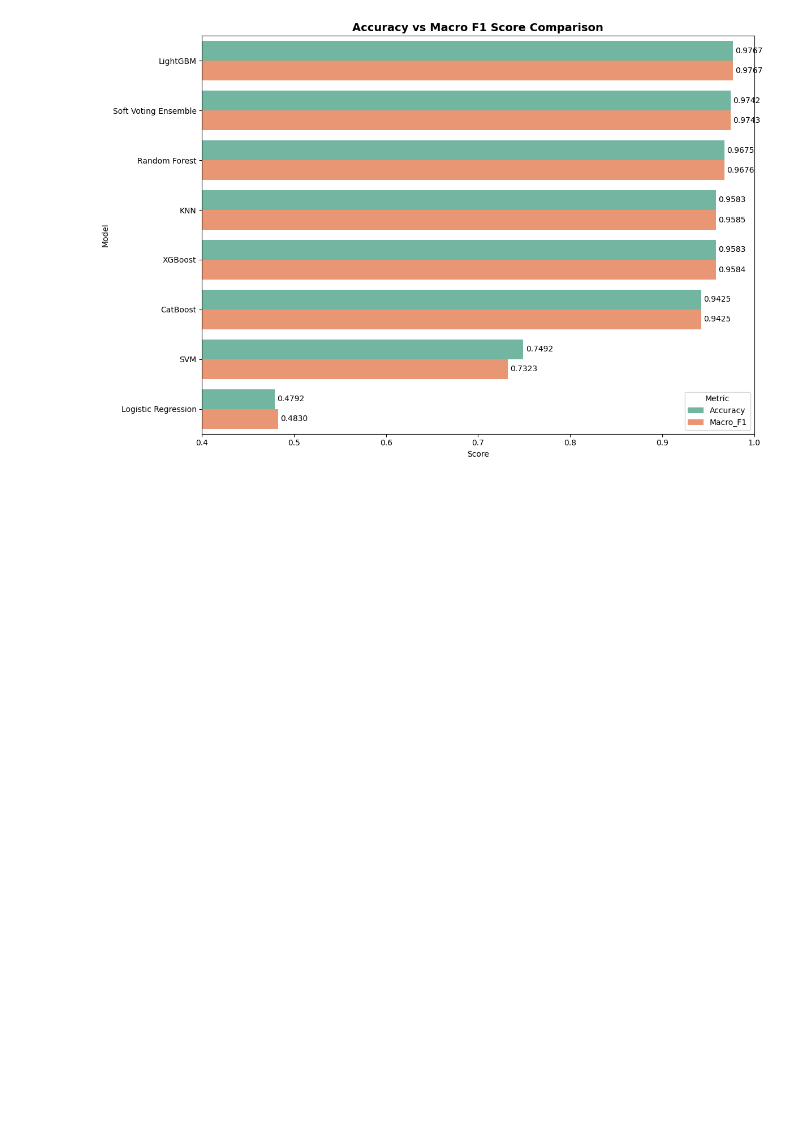
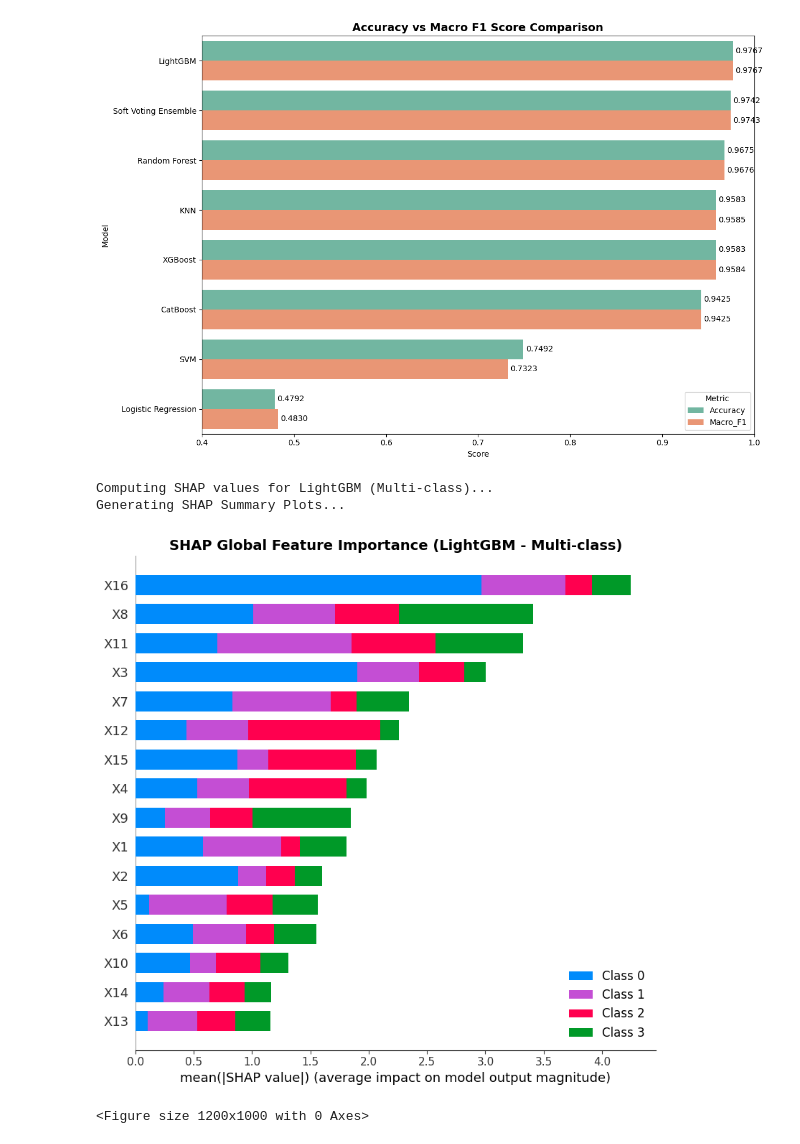
Before and after one commit to proshenjitbarua06-dot/skill-morph, a Jupyter notebook: Multi_Model_Ensemble_Framework_for_Precise_Multi_Class_Epileptic_Seizure_Subtype_Classification_using_High_Resolution_EEG_Signals_A_Comparative_Study_on_the_Bangalore_EEG_Epilepsy_Dataset_(BEED).ipynb, the cells around one changed output. Cells and saved outputs as stored; diff of their text form; code cells hidden in the pictures; blank space fills up the shorter version.

```diff
--- a/Multi_Model_Ensemble_Framework_for_Precise_Multi_Class_Epileptic_Seizure_Subtype_Classification_using_High_Resolution_EEG_Signals_A_Comparative_Study_on_the_Bangalore_EEG_Epilepsy_Dataset_(BEED).ipynb
+++ b/Multi_Model_Ensemble_Framework_for_Precise_Multi_Class_Epileptic_Seizure_Subtype_Classification_using_High_Resolution_EEG_Signals_A_Comparative_Study_on_the_Bangalore_EEG_Epilepsy_Dataset_(BEED).ipynb
@@ -491,3 +509,43 @@ FINAL MODEL PERFORMANCE TABLE
 7   Logistic Regression    0.4792    0.4830
 [figure]
 [figure]
+# %%
+import shap
+import numpy as np
+import pandas as pd
+import matplotlib.pyplot as plt
+import seaborn as sns
+
+# Best Model
+best_model = models['LightGBM']
+
+print("Computing SHAP values for LightGBM (Multi-class)...")
+
+explainer = shap.TreeExplainer(best_model)
+
+# Use a sample to speed up (increase if you want more accurate results)
+X_test_sample = X_test.iloc[:400]   # Adjust based on your RAM/speed
+
+shap_values = explainer.shap_values(X_test_sample)
+
+# ====================== GLOBAL SHAP SUMMARY ======================
+print("Generating SHAP Summary Plots...")
+
+# 1. Bar Plot - Overall Feature Importance
+plt.figure(figsize=(12, 8))
+shap.summary_plot(shap_values, X_test_sample, plot_type="bar", max_display=16, show=False)
+plt.title("SHAP Global Feature Importance (LightGBM - Multi-class)", fontsize=14, fontweight='bold')
+plt.tight_layout()
+plt.show()
+
+# 2. Beeswarm / Summary Plot
+plt.figure(figsize=(12, 10))
+shap.summary_plot(shap_values, X_test_sample, max_display=16, show=False)
+plt.title("SHAP Summary Plot (Impact & Direction) - LightGBM")
+plt.tight_layout()
+plt.show()
+# %% [output]
+Computing SHAP values for LightGBM (Multi-class)...
+Generating SHAP Summary Plots...
+[figure, added]
+<Figure size 1200x1000 with 0 Axes>
```
Also changed, not shown: parts of 5 cells of this notebook.
